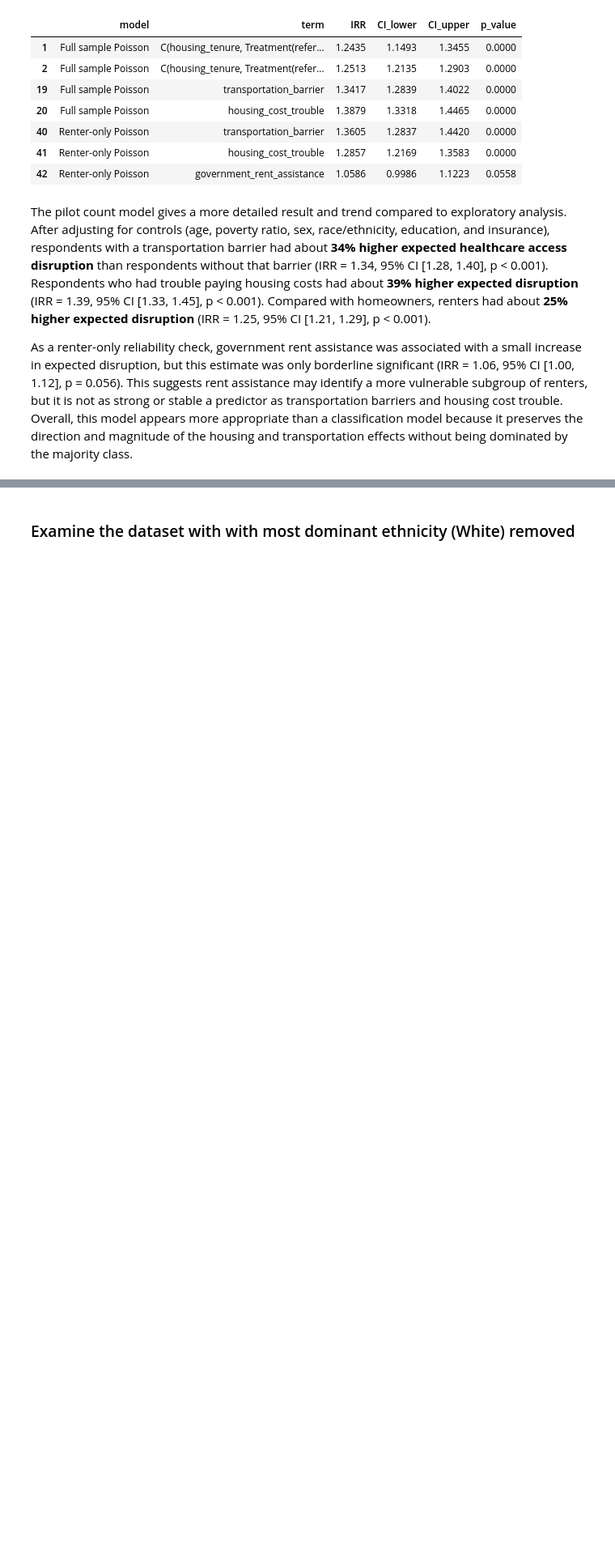
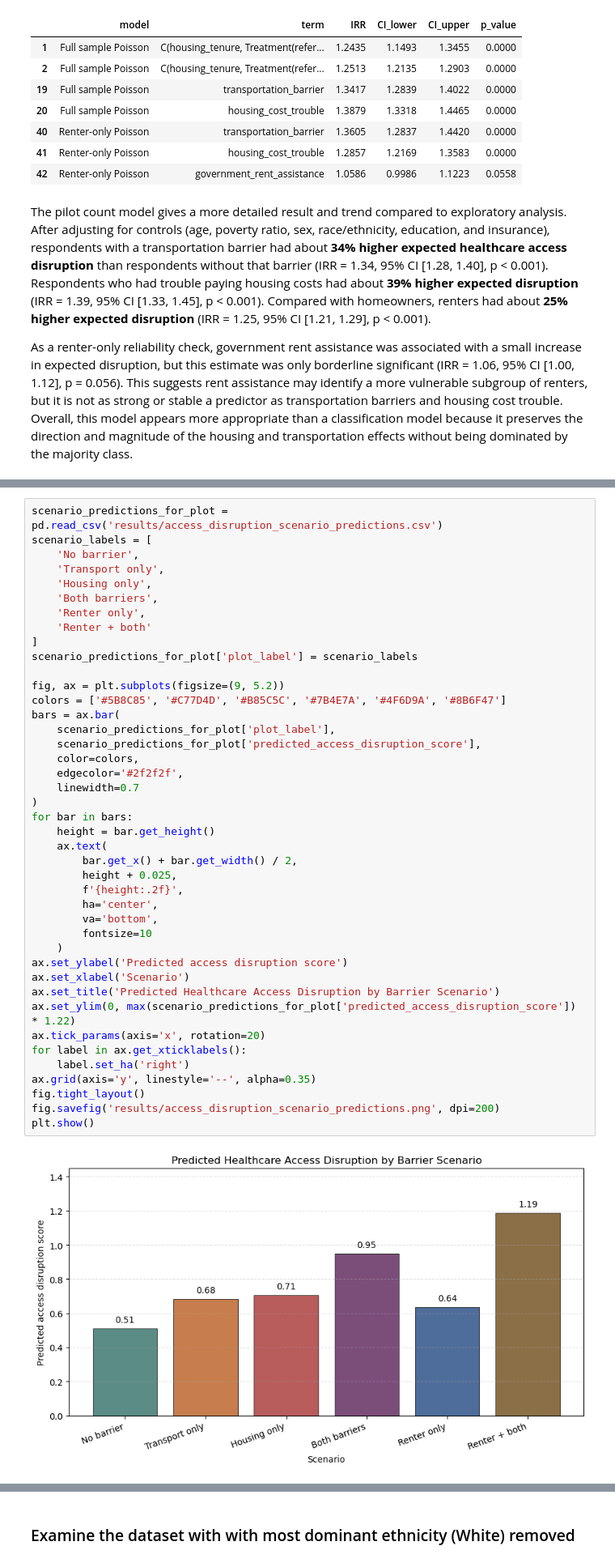
Before and after one commit to COGS108/Group-SP26-079, a Jupyter notebook: 03-FinalProject.ipynb, the cells around one changed output, grey strips where cells are left out. Shown at 81% size. Saved outputs shown, nothing was run; the diff lists cells and outputs as text; blank space fills up the shorter version.

```diff
--- a/03-FinalProject.ipynb
+++ b/03-FinalProject.ipynb
@@ -331,0 +389,44 @@ As a renter-only reliability check, government rent assistance was associated wi
+# %%
+scenario_predictions_for_plot = pd.read_csv('results/access_disruption_scenario_predictions.csv')
+scenario_labels = [
+    'No barrier',
+    'Transport only',
+    'Housing only',
+    'Both barriers',
+    'Renter only',
+    'Renter + both'
+]
+scenario_predictions_for_plot['plot_label'] = scenario_labels
+
+fig, ax = plt.subplots(figsize=(9, 5.2))
+colors = ['#5B8C85', '#C77D4D', '#B85C5C', '#7B4E7A', '#4F6D9A', '#8B6F47']
+bars = ax.bar(
+    scenario_predictions_for_plot['plot_label'],
+    scenario_predictions_for_plot['predicted_access_disruption_score'],
+    color=colors,
+    edgecolor='#2f2f2f',
+    linewidth=0.7
+)
+for bar in bars:
+    height = bar.get_height()
+    ax.text(
+        bar.get_x() + bar.get_width() / 2,
+        height + 0.025,
+        f'{height:.2f}',
+        ha='center',
+        va='bottom',
+        fontsize=10
+    )
+ax.set_ylabel('Predicted access disruption score')
+ax.set_xlabel('Scenario')
+ax.set_title('Predicted Healthcare Access Disruption by Barrier Scenario')
+ax.set_ylim(0, max(scenario_predictions_for_plot['predicted_access_disruption_score']) * 1.22)
+ax.tick_params(axis='x', rotation=20)
+for label in ax.get_xticklabels():
+    label.set_ha('right')
+ax.grid(axis='y', linestyle='--', alpha=0.35)
+fig.tight_layout()
+fig.savefig('results/access_disruption_scenario_predictions.png', dpi=200)
+plt.show()
+# %% [output]
+[figure, added]
```
Also changed, not shown: parts of 4 cells of this notebook.
